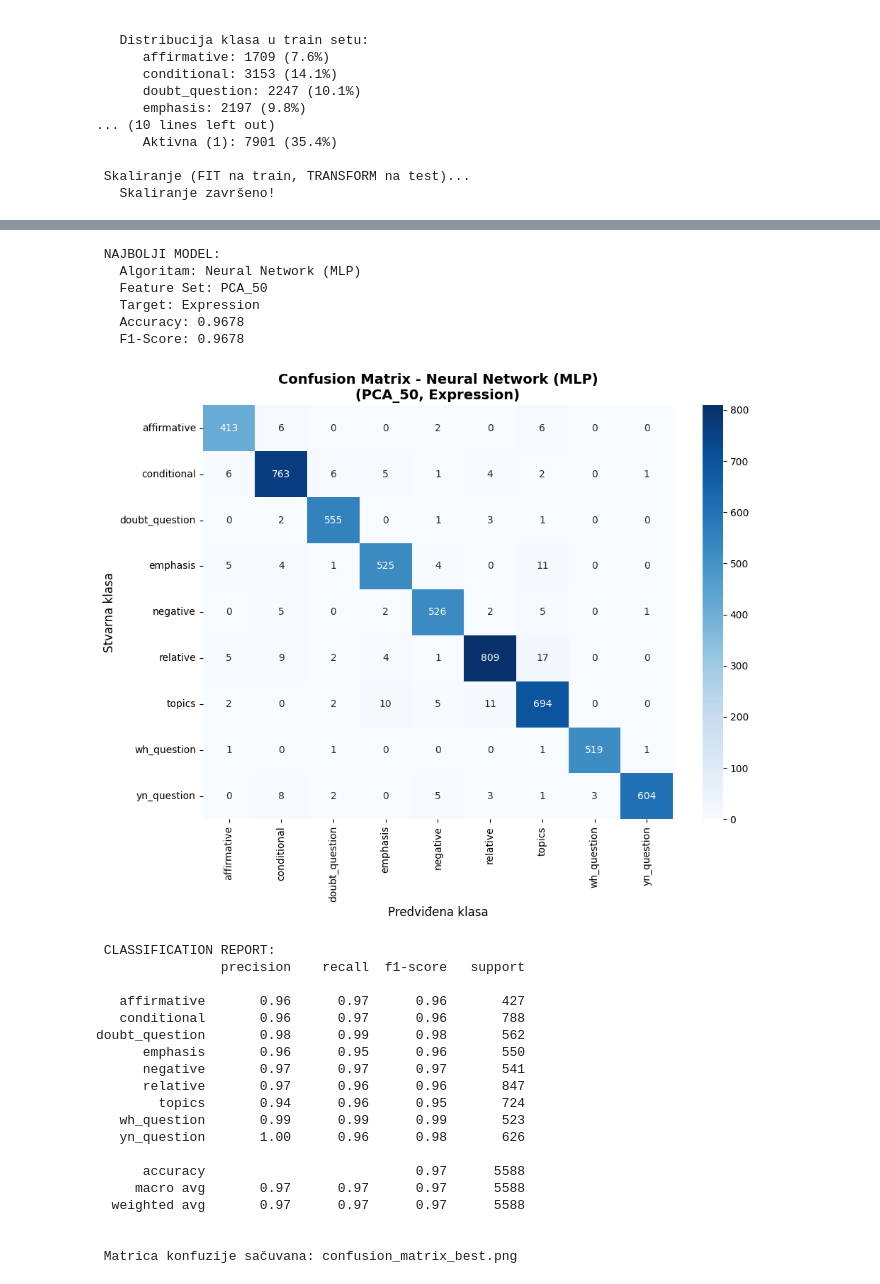
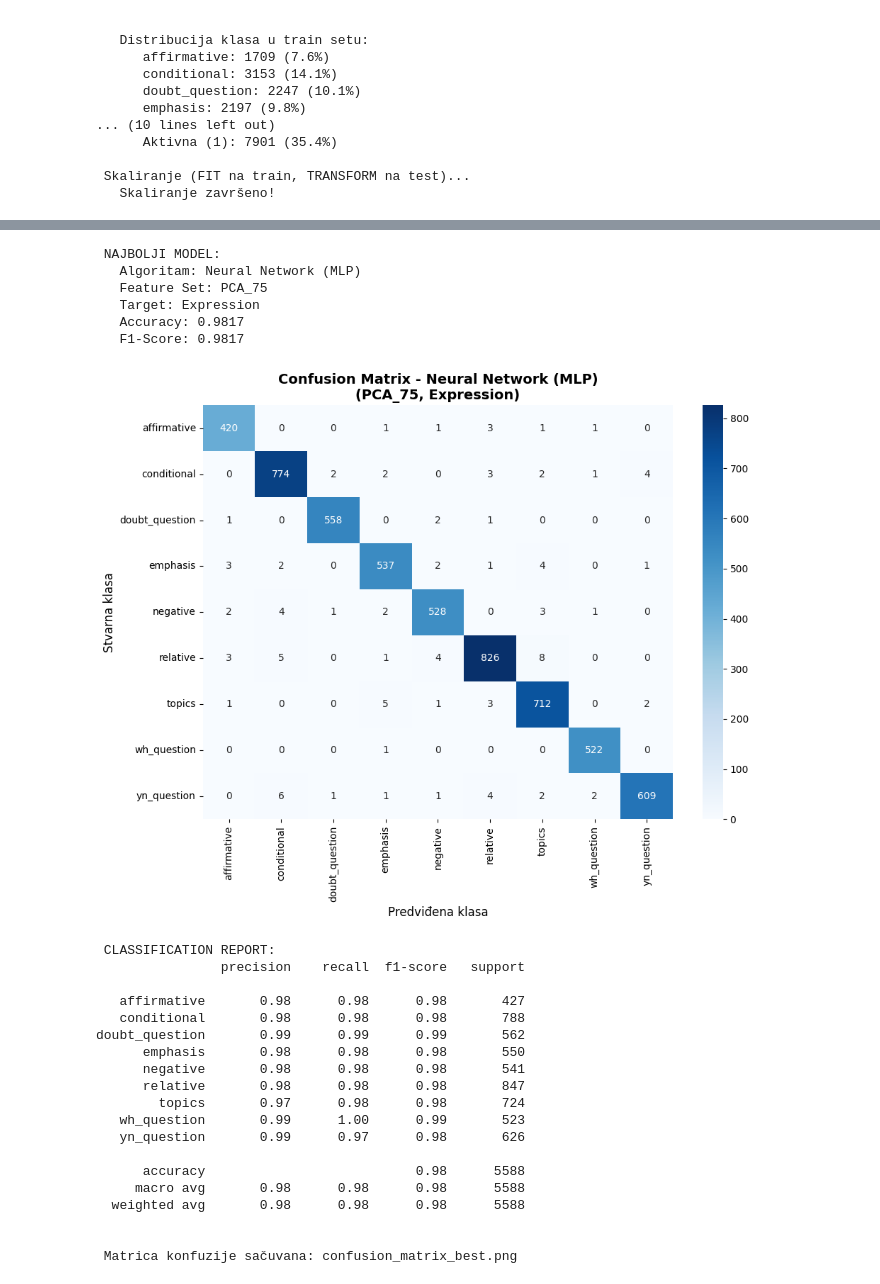
Before and after one commit to ZarijaTrtovic/Grammatical-Facial-Expressions---Classification, a Jupyter notebook: notebooks/facial_expressions.ipynb, the cells around one changed output, grey strips where cells are left out. Saved outputs shown, nothing was run; the diff lists cells and outputs as text; code cells hidden in the pictures.

Commit message:
Final results: updated notebook, models and zapisnik.pdf

```diff
--- a/notebooks/facial_expressions.ipynb
+++ b/notebooks/facial_expressions.ipynb
@@ -305,18 +285,17 @@ print(f"   2. label: {len(np.unique(y_label))} klase (0 = neaktivna, 1 = aktivna
 # %%
-# PRIPREMA PODATAKA ZA MODELIRANJE
+# PRIPREMA PODATAKA ZA MODELIRANJE 10
 # ============================================================================
-
 print("PRIPREMA PODATAKA ZA MODELIRANJE")
 print("="*80)
 
 print(f"\n Broj feature kolona: {len(feature_cols)}")
 print(f"   Feature-i: koordinate facial landmarks (0x, 0y, 0z ... 99x, 99y, 99z)")
 
-X = df_scaled[feature_cols].values
+X = df[feature_cols].values
 
-y_expression = df_scaled['expression'].values
+y_expression = df['expression'].values
 
-y_label = df_scaled['label'].values
+y_label = df['label'].values
 
 print(f"\n Ciljni atributi:")
 print(f"   1. expression: {len(np.unique(y_expression))} klasa")
@@ -424,5 +602,5 @@ print("   Skaliranje završeno!")
 # %%
-# FEATURE REDUCTION - Kreiranje redukovih skupova
+# FEATURE REDUCTION - Kreiranje redukovanih skupova 14
 # ============================================================================
 
 print("="*80)
@@ -434,7 +612,7 @@ print(f"   Broj feature-a: {X_train_expr_scaled.shape[1]}")
 
 print("\n SKUP 2 - PCA REDUKCIJA:")
 
-n_components = 50
+n_components = 75
 
 pca_expr = PCA(n_components=n_components, random_state=42)
 X_train_expr_pca = pca_expr.fit_transform(X_train_expr_scaled)
@@ -457,7 +635,7 @@ print(f"   - Objašnjava {variance_explained*100:.2f}% varijanse")
 
 print("\n SKUP 3 - SelectKBest (najbolji feature-i):")
 
-k_best = 100
+k_best = optimal_k_best
 
 selector_expr = SelectKBest(score_func=f_classif, k=k_best)
 X_train_expr_kbest = selector_expr.fit_transform(X_train_expr_scaled, y_train_expr)
@@ -483,13 +661,13 @@ print("SPREMNI DATASETOVI ZA MODELIRANJE:")
 print("="*80)
 print("\n CILJ A - Klasifikacija EXPRESSION (9 klasa):")
 print(f"   1. Svi atributi:     Train={X_train_expr_scaled.shape}, Test={X_test_expr_scaled.shape}")
-print(f"   2. PCA (50):         Train={X_train_expr_pca.shape}, Test={X_test_expr_pca.shape}")
-print(f"   3. SelectKBest(100): Train={X_train_expr_kbest.shape}, Test={X_test_expr_kbest.shape}")
+print(f"   2. PCA ({n_components}):         Train={X_train_expr_pca.shape}, Test={X_test_expr_pca.shape}")
+print(f"   3. SelectKBest({k_best}): Train={X_train_expr_kbest.shape}, Test={X_test_expr_kbest.shape}")
 
 print("\n CILJ B - Klasifikacija LABEL (0 vs 1):")
 print(f"   1. Svi atributi:     Train={X_train_label_scaled.shape}, Test={X_test_label_scaled.shape}")
-print(f"   2. PCA (50):         Train={X_train_label_pca.shape}, Test={X_test_label_pca.shape}")
-print(f"   3. SelectKBest(100): Train={X_train_label_kbest.shape}, Test={X_test_label_kbest.shape}")
+print(f"   2. PCA ({n_components}):         Train={X_train_label_pca.shape}, Test={X_test_label_pca.shape}")
+print(f"   3. SelectKBest({k_best}): Train={X_train_label_kbest.shape}, Test={X_test_label_kbest.shape}")
 # %% [output]
 ================================================================================
  FEATURE REDUCTION
@@ -930,6 +1414,6 @@ print(" Vizualizacija sačuvana: model_comparison.png")
  Vizualizacija sačuvana: model_comparison.png
 # %%
-# CONFUSION MATRIX - NAJBOLJI MODEL
+# CONFUSION MATRIX - NAJBOLJI MODEL 27
 # ============================================================================
 
 # Pronalazimo najbolji model
@@ -951,7 +1435,7 @@ if best_target == 'Expression':
         X_test_best = X_test_expr_scaled
         y_test_best = y_test_expr
         class_names = le_expression.classes_
-    elif best_feature_set == 'PCA_50':
+    elif best_feature_set == 'PCA_75':
         X_test_best = X_test_expr_pca
         y_test_best = y_test_expr
         class_names = le_expression.classes_
@@ -964,60 +1448,60 @@ else:
         X_test_best = X_test_label_scaled
         y_test_best = y_test_label
         class_names = ['Neaktivna (0)', 'Aktivna (1)']
-    elif best_feature_set == 'PCA_50':
+    elif best_feature_set == 'PCA_75':
         X_test_best = X_test_label_pca
         y_test_best = y_test_label
         class_names = ['Neaktivna (0)', 'Aktivna (1)']
     else:
         X_test_best = X_test_label_kbest
         y_test_best = y_test_label
         class_names = ['Neaktivna (0)', 'Aktivna (1)']
 
 y_pred_best = best_model_obj.predict(X_test_best)
 
 cm = confusion_matrix(y_test_best, y_pred_best)
 
 fig, ax = plt.subplots(figsize=(10, 8))
 sns.heatmap(cm, annot=True, fmt='d', cmap='Blues',
             xticklabels=class_names,
             yticklabels=class_names, ax=ax)
 ax.set_xlabel('Predviđena klasa', fontsize=12)
 ax.set_ylabel('Stvarna klasa', fontsize=12)
 ax.set_title(f'Confusion Matrix - {best_model_name}\n({best_feature_set}, {best_target})',
              fontsize=14, fontweight='bold')
 
 plt.tight_layout()
 plt.savefig('confusion_matrix_best.png', dpi=150, bbox_inches='tight')
 plt.show()
 
 print("\n CLASSIFICATION REPORT:")
 print(classification_report(y_test_best, y_pred_best, target_names=class_names))
 
 print("\n Matrica konfuzije sačuvana: confusion_matrix_best.png")
 # %% [output]
  NAJBOLJI MODEL:
    Algoritam: Neural Network (MLP)
-   Feature Set: PCA_50
+   Feature Set: PCA_75
    Target: Expression
-   Accuracy: 0.9678
-   F1-Score: 0.9678
+   Accuracy: 0.9817
+   F1-Score: 0.9817
-[figure, old version]
+[figure, new version]
  CLASSIFICATION REPORT:
                 precision    recall  f1-score   support
 
-   affirmative       0.96      0.97      0.96       427
-   conditional       0.96      0.97      0.96       788
-doubt_question       0.98      0.99      0.98       562
-      emphasis       0.96      0.95      0.96       550
-      negative       0.97      0.97      0.97       541
-      relative       0.97      0.96      0.96       847
-        topics       0.94      0.96      0.95       724
-   wh_question       0.99      0.99      0.99       523
-   yn_question       1.00      0.96      0.98       626
+   affirmative       0.98      0.98      0.98       427
+   conditional       0.98      0.98      0.98       788
+doubt_question       0.99      0.99      0.99       562
+      emphasis       0.98      0.98      0.98       550
+      negative       0.98      0.98      0.98       541
+      relative       0.98      0.98      0.98       847
+        topics       0.97      0.98      0.98       724
+   wh_question       0.99      1.00      0.99       523
+   yn_question       0.99      0.97      0.98       626
 
-      accuracy                           0.97      5588
-     macro avg       0.97      0.97      0.97      5588
-  weighted avg       0.97      0.97      0.97      5588
+      accuracy                           0.98      5588
+     macro avg       0.98      0.98      0.98      5588
+  weighted avg       0.98      0.98      0.98      5588
 
 
  Matrica konfuzije sačuvana: confusion_matrix_best.png
```
Also changed, not shown: parts of 28 cells of this notebook, 42 other files.
